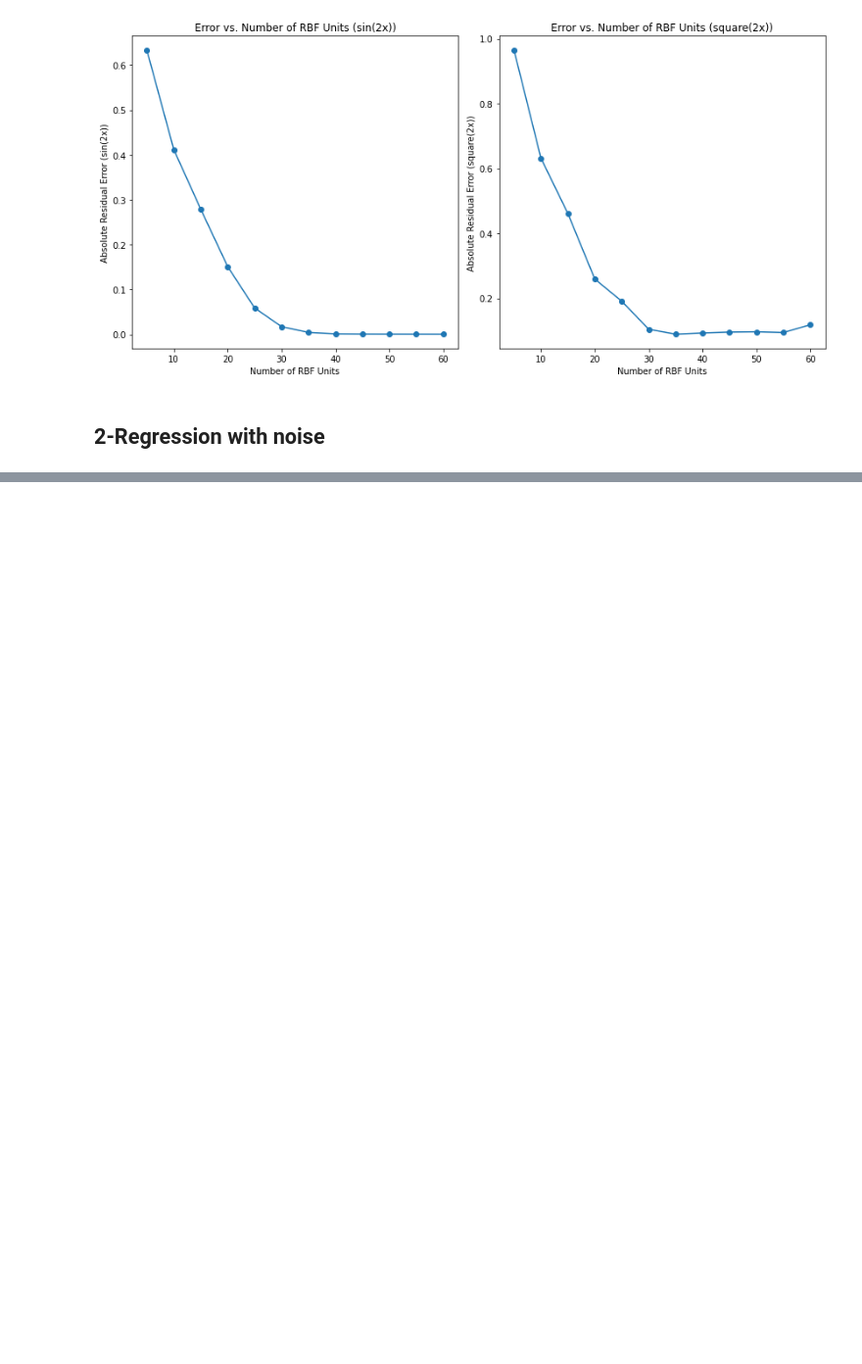
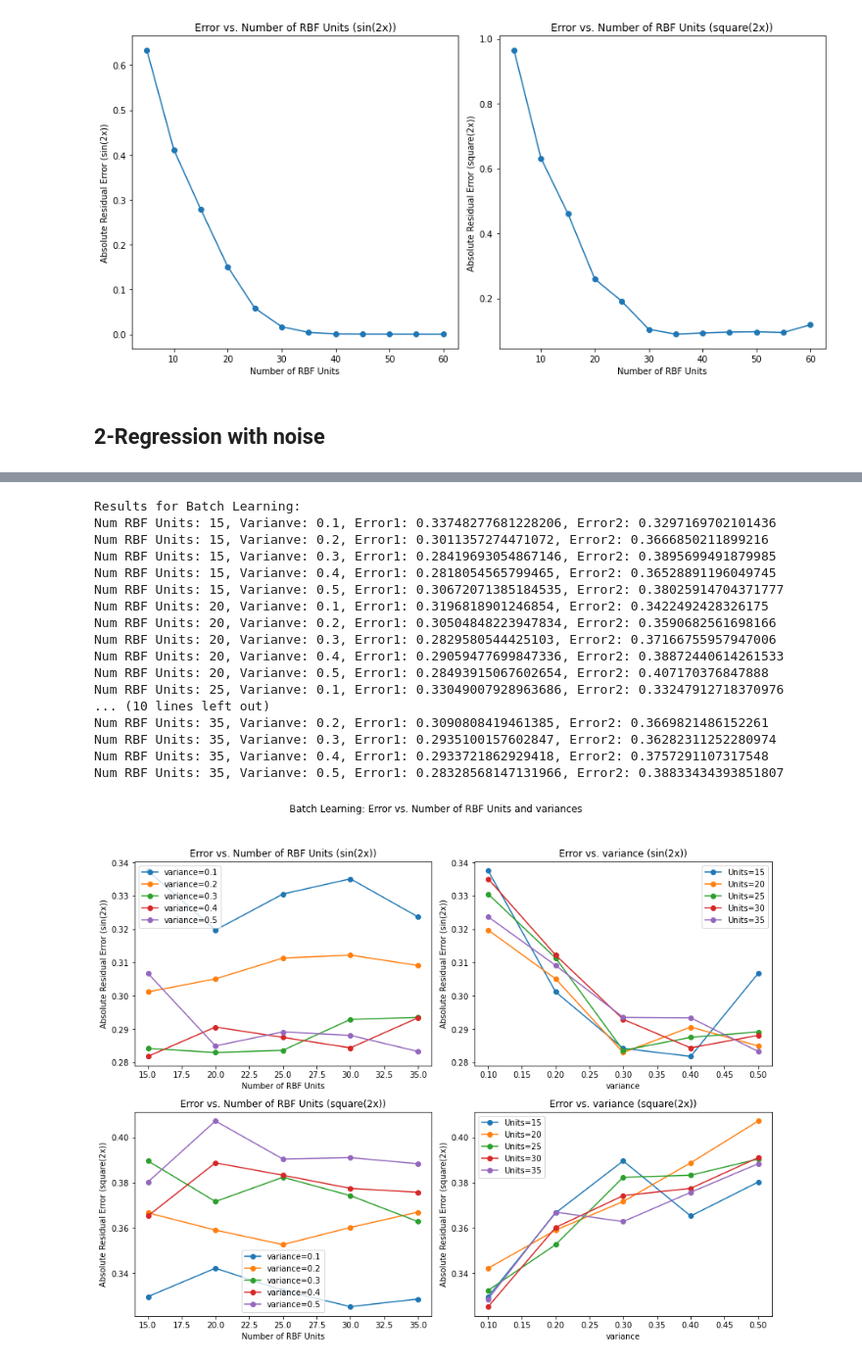
Before and after one commit to kyebinan/Deep_Learning_KTH, a Jupyter notebook: LAB2/notebook3.ipynb, the cells around one changed output, grey strips where cells are left out. Shown at 98% size. Drawn from its saved outputs; the diff is of its cells as text; code cells hidden in the pictures; blank space fills up the shorter version.

```diff
--- a/LAB2/notebook3.ipynb
+++ b/LAB2/notebook3.ipynb
@@ -204,0 +256,53 @@ network.plot_prediction(X_test, y2_test, y2_pred, title="squares(2x)")
+# %%
+# Print and plot the results for batch learning
+print("Results for Batch Learning:")
+for i in range(len(results_batch_learning['num_rbf_units'])):
+    print(f"Num RBF Units: {results_batch_learning['num_rbf_units'][i]}, Varianve: {results_batch_learning['variance'][i]}, "
+          f"Error1: {results_batch_learning['error1'][i]}, Error2: {results_batch_learning['error2'][i]}")
+
+# Plot the results for batch learning
+fig, axes = plt.subplots(nrows=2, ncols=2, figsize=(12, 10))
+fig.suptitle('Batch Learning: Error vs. Number of RBF Units and variances')
+
+for i, function_name in enumerate(['sin(2x)', 'square(2x)']):
+    ax = axes[i, 0]
+    ax.set_title(f'Error vs. Number of RBF Units ({function_name})')
+    for variance in variance_range:
+        condition = np.array([results_batch_learning['variance'][j] == variance for j in range(len(results_batch_learning['variance']))])
+        ax.plot(np.array(results_batch_learning['num_rbf_units'])[condition], np.array(results_batch_learning[f'error{i + 1}'])[condition],
+                marker='o', label=f'variance={variance}')
+    ax.set_xlabel('Number of RBF Units')
+    ax.set_ylabel(f'Absolute Residual Error ({function_name})')
+    ax.legend()
+
+    ax = axes[i, 1]
+    ax.set_title(f'Error vs. variance ({function_name})')
+    for num_rbf_units in num_rbf_units_range:
+        condition = np.array([results_batch_learning['num_rbf_units'][j] == num_rbf_units for j in range(len(results_batch_learning['num_rbf_units']))])
+        ax.plot(np.array(results_batch_learning['variance'])[condition], np.array(results_batch_learning[f'error{i + 1}'])[condition],
+                marker='o', label=f'Units={num_rbf_units}')
+    ax.set_xlabel('variance')
+    ax.set_ylabel(f'Absolute Residual Error ({function_name})')
+    ax.legend()
+
+plt.tight_layout(rect=[0, 0.03, 1, 0.95])
+plt.show()
+# %% [output]
+Results for Batch Learning:
+Num RBF Units: 15, Varianve: 0.1, Error1: 0.33748277681228206, Error2: 0.3297169702101436
+Num RBF Units: 15, Varianve: 0.2, Error1: 0.3011357274471072, Error2: 0.3666850211899216
+Num RBF Units: 15, Varianve: 0.3, Error1: 0.28419693054867146, Error2: 0.3895699491879985
+Num RBF Units: 15, Varianve: 0.4, Error1: 0.2818054565799465, Error2: 0.36528891196049745
+Num RBF Units: 15, Varianve: 0.5, Error1: 0.30672071385184535, Error2: 0.38025914704371777
+Num RBF Units: 20, Varianve: 0.1, Error1: 0.3196818901246854, Error2: 0.3422492428326175
+Num RBF Units: 20, Varianve: 0.2, Error1: 0.30504848223947834, Error2: 0.3590682561698166
+Num RBF Units: 20, Varianve: 0.3, Error1: 0.2829580544425103, Error2: 0.37166755957947006
+Num RBF Units: 20, Varianve: 0.4, Error1: 0.29059477699847336, Error2: 0.38872440614261533
+Num RBF Units: 20, Varianve: 0.5, Error1: 0.28493915067602654, Error2: 0.407170376847888
+Num RBF Units: 25, Varianve: 0.1, Error1: 0.33049007928963686, Error2: 0.33247912718370976
+... (10 lines left out)
+Num RBF Units: 35, Varianve: 0.2, Error1: 0.3090808419461385, Error2: 0.3669821486152261
+Num RBF Units: 35, Varianve: 0.3, Error1: 0.2935100157602847, Error2: 0.36282311252280974
+Num RBF Units: 35, Varianve: 0.4, Error1: 0.2933721862929418, Error2: 0.3757291107317548
+Num RBF Units: 35, Varianve: 0.5, Error1: 0.28328568147131966, Error2: 0.38833434393851807
+[figure, added]
```
Also changed, not shown: parts of 8 cells of this notebook, 1 other file.
